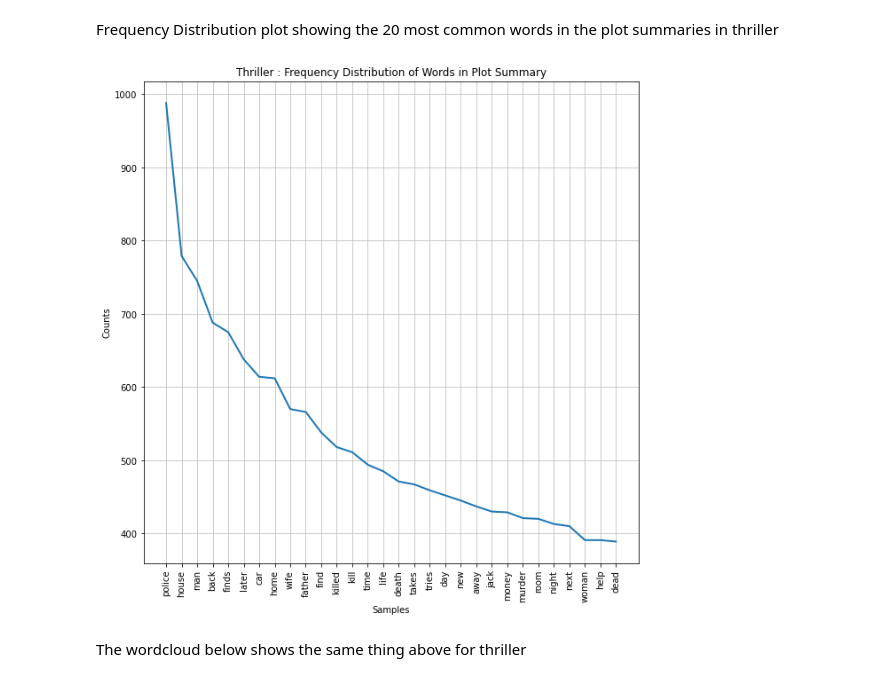
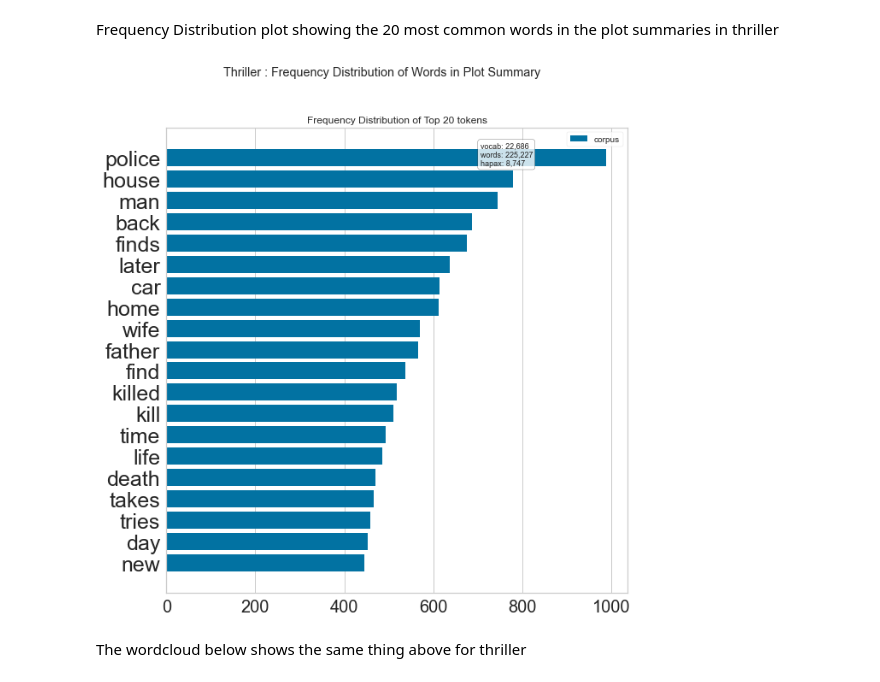
Before and after one commit to Wonuabimbola/movie-genre-prediction, a Jupyter notebook: predict_movie_genre_from_plot.ipynb, the cells around one changed output. Drawn from its saved outputs; the diff is of its cells as text; code cells hidden in the pictures.

```diff
--- a/predict_movie_genre_from_plot.ipynb
+++ b/predict_movie_genre_from_plot.ipynb
@@ -453,15 +505,25 @@ Frequency Distribution plot showing the 20 most common words in the plot summari
 # %%
 thriller_plot = df_to_use.loc[df_to_use['labels'] == 5, ['Plot', 'Title']]
 thriller_plotlist = [x for x in thriller_plot['Plot'].str.split()]
 thriller_plotlist = list(itertools.chain(*thriller_plotlist))
 
+count = CountVectorizer()
+docs       = count.fit_transform(thriller_plotlist)
+features   = count.get_feature_names()
+
+
 fig = plt.figure(figsize=(10, 10))
-fdist = FreqDist(thriller_plotlist)
-plt.title('Thriller : Frequency Distribution of Words in Plot Summary')
-fdist.plot(30)
+plt.suptitle('Thriller : Frequency Distribution of Words in Plot Summary')
+plt.yticks(fontsize = 25)
+plt.xticks(fontsize = 20)
+plt.gcf().subplots_adjust(left=0.15)
+
+visualizer = FreqDistVisualizer(features = features, n=20, orient='h')
+visualizer.fit(docs)
+visualizer.show()
 fig.savefig('./images/freqdistofwordsinplotsummaryforthrillergenre');
 # %% [output]
-[figure, old version]
+[figure, new version]
 # %% [markdown]
 The wordcloud below shows the same thing above for thriller
 # %%
```
Also changed, not shown: parts of 20 cells of this notebook, 20 other files.
